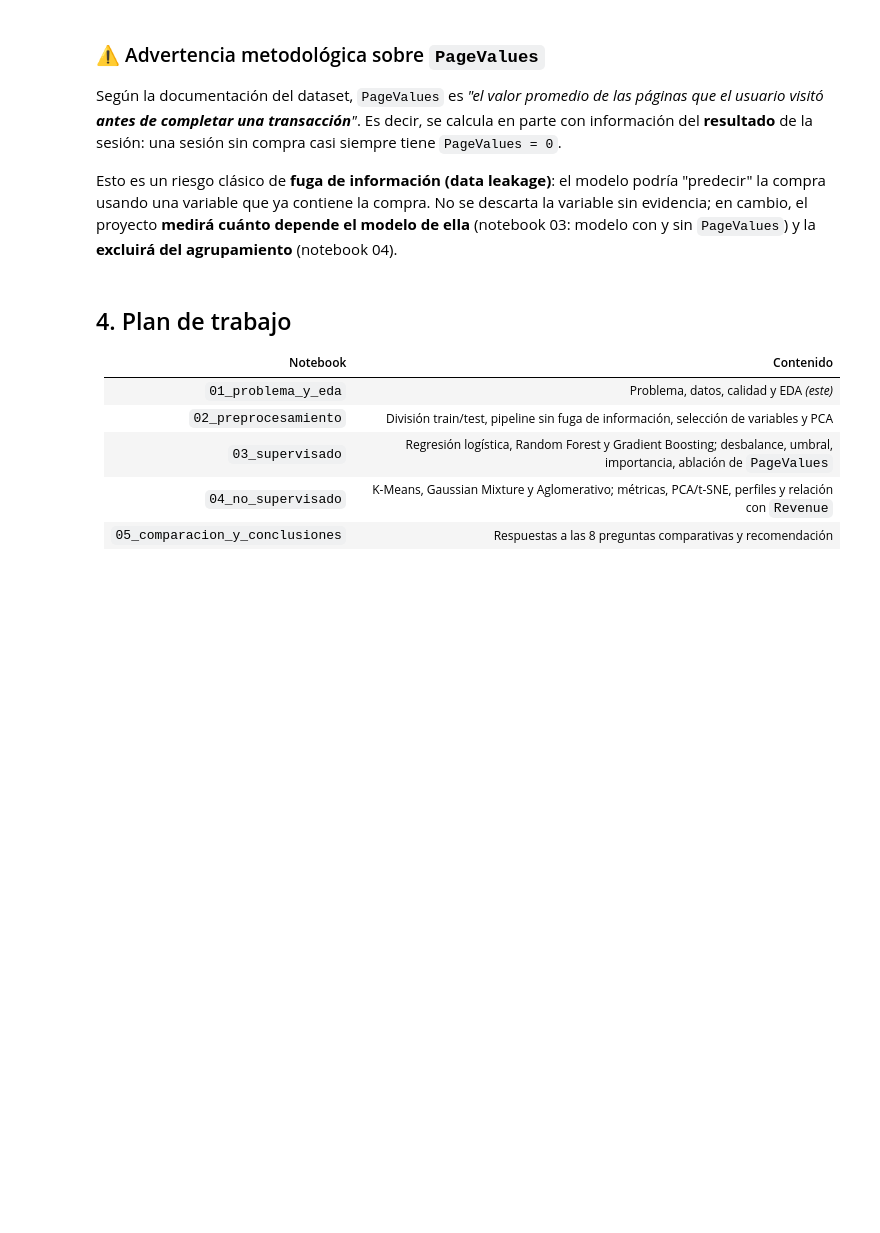
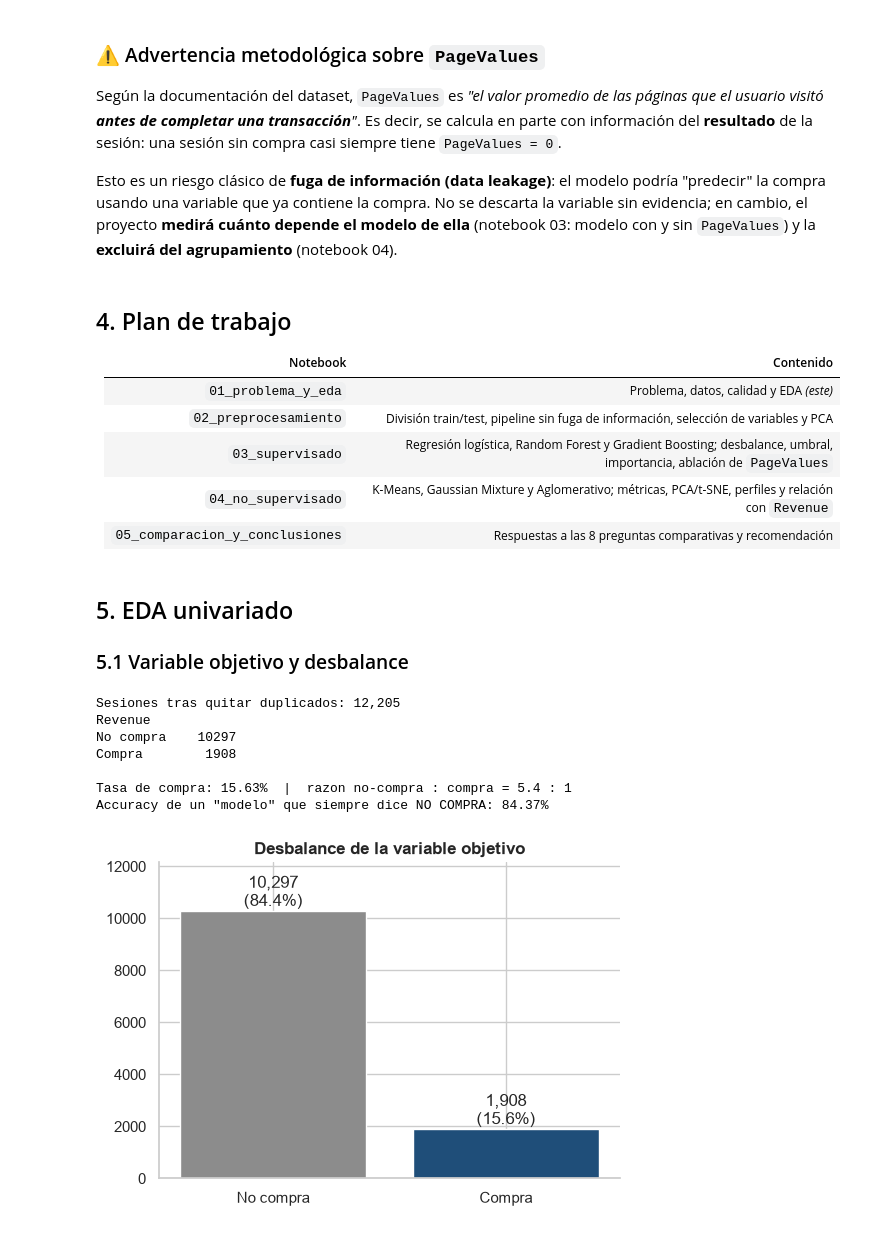
Before and after one commit to Xantyagoh/grupo3-ml-intencion-compra, a Jupyter notebook: evaluacion 4/notebooks/01_problema_y_eda.ipynb, the cells around one changed output. Cells and saved outputs as stored; diff of their text form; code cells hidden in the pictures; blank space fills up the shorter version.

Commit message:
eda: analisis univariado (distribuciones numericas y categoricas) y estudio del desbalance de Revenue

```diff
--- a/evaluacion 4/notebooks/01_problema_y_eda.ipynb
+++ b/evaluacion 4/notebooks/01_problema_y_eda.ipynb
@@ -220,3 +220,32 @@ Esto es un riesgo clásico de **fuga de información (data leakage)**: el modelo
 | `03_supervisado` | Regresión logística, Random Forest y Gradient Boosting; desbalance, umbral, importancia, ablación de `PageValues` |
 | `04_no_supervisado` | K-Means, Gaussian Mixture y Aglomerativo; métricas, PCA/t-SNE, perfiles y relación con `Revenue` |
 | `05_comparacion_y_conclusiones` | Respuestas a las 8 preguntas comparativas y recomendación |
+# %% [markdown]
+## 5. EDA univariado
+
+### 5.1 Variable objetivo y desbalance
+# %%
+df = df.drop_duplicates().reset_index(drop=True)      # a partir de aqui se trabaja sin duplicados (ver seccion 3)
+conteo = df['Revenue'].value_counts()
+print(f'Sesiones tras quitar duplicados: {len(df):,}')
+print(conteo.rename({False: 'No compra', True: 'Compra'}).to_string())
+print(f'\nTasa de compra: {df["Revenue"].mean():.2%}  |  razon no-compra : compra = {conteo[False] / conteo[True]:.1f} : 1')
+print(f'Accuracy de un "modelo" que siempre dice NO COMPRA: {conteo[False] / len(df):.2%}')
+
+fig, ax = plt.subplots(figsize=(5.5, 4))
+ax.bar(['No compra', 'Compra'], [conteo[False], conteo[True]], color=[GRIS, AZUL])
+for i, v in enumerate([conteo[False], conteo[True]]):
+    ax.text(i, v, f'{v:,}\n({v / len(df):.1%})', ha='center', va='bottom')
+ax.set_title('Desbalance de la variable objetivo'); ax.set_ylim(0, conteo.max() * 1.18)
+plt.tight_layout()
+plt.savefig(FIG / '01_desbalance_revenue.png', dpi=150, bbox_inches='tight')
+plt.show()
+# %% [output]
+Sesiones tras quitar duplicados: 12,205
+Revenue
+No compra    10297
+Compra        1908
+
+Tasa de compra: 15.63%  |  razon no-compra : compra = 5.4 : 1
+Accuracy de un "modelo" que siempre dice NO COMPRA: 84.37%
+[figure, added]
```
Also changed, not shown: parts of 8 cells of this notebook, 3 other files.
